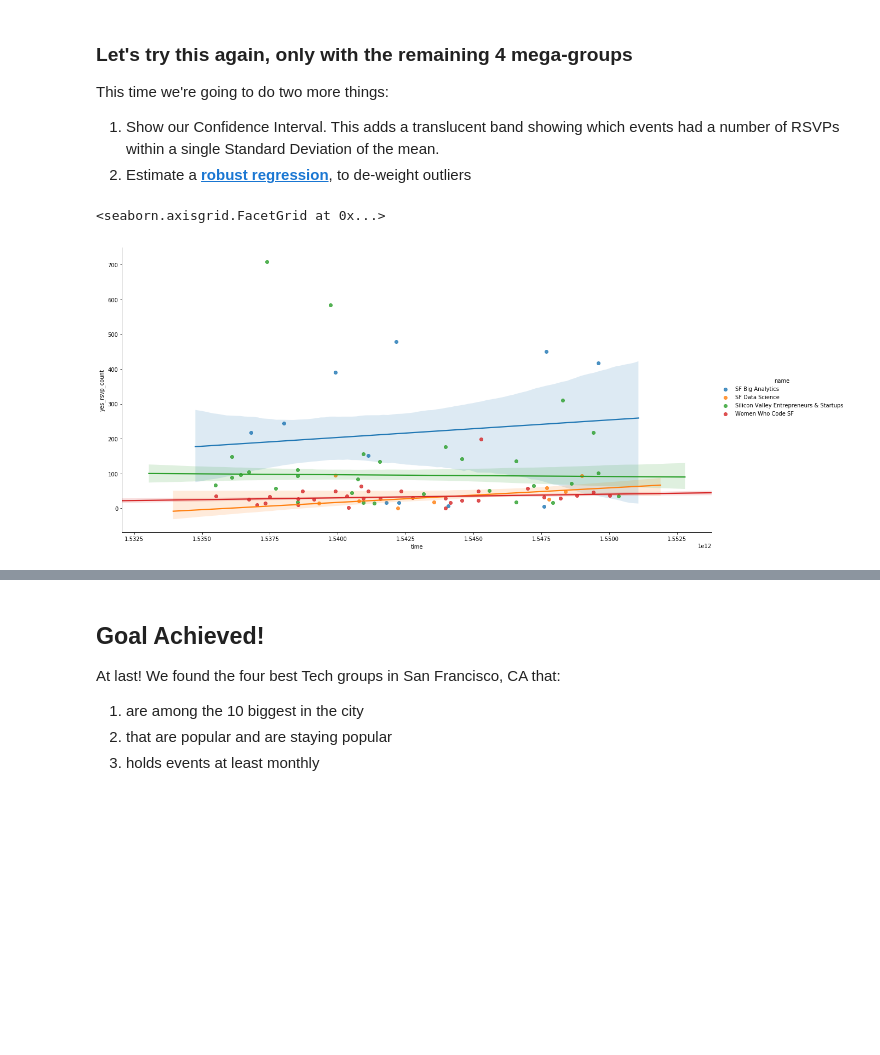
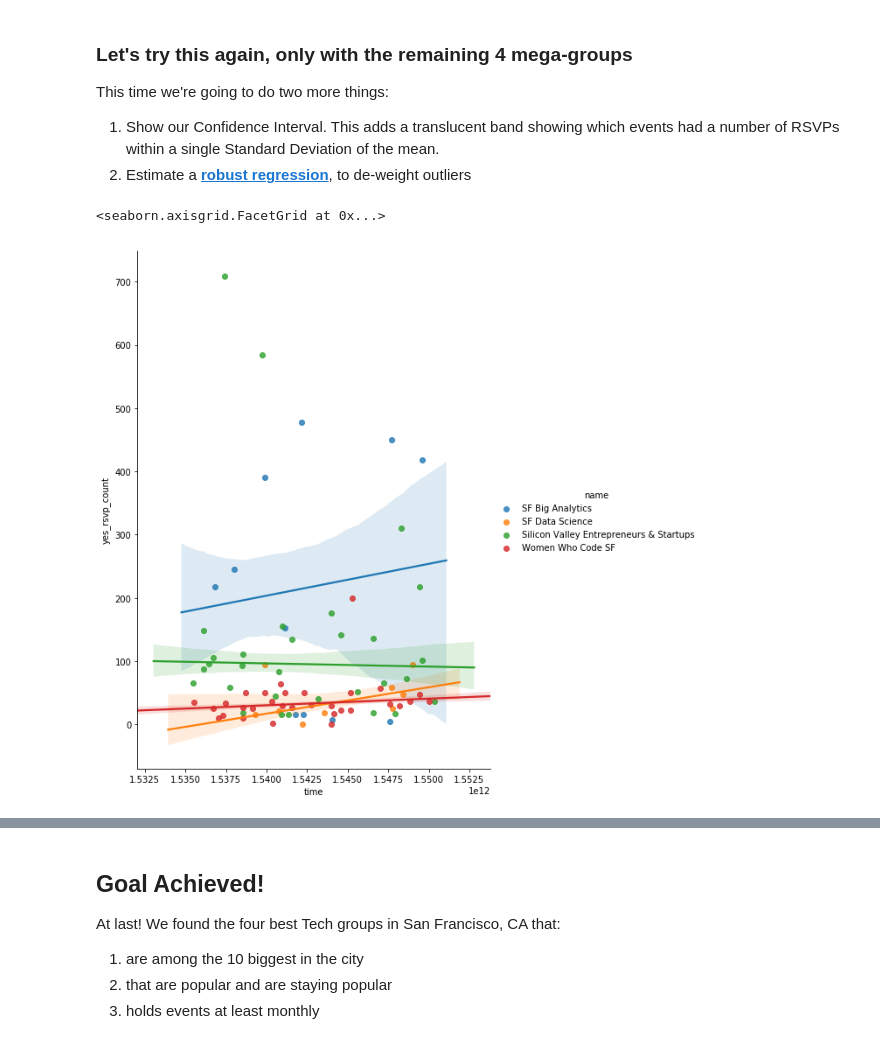
Before and after one commit to redpanda-ai/datascience_challenges, a Jupyter notebook: 01_explore_meetup_api/explore_sf_meetups.ipynb, the cells around one changed output, grey strips where cells are left out. Saved outputs shown, nothing was run; the diff lists cells and outputs as text; code cells hidden in the pictures; blank space fills up the shorter version.

```diff
--- a/01_explore_meetup_api/explore_sf_meetups.ipynb
+++ b/01_explore_meetup_api/explore_sf_meetups.ipynb
@@ -422,6 +422,7 @@ In fact...
 
 ### What are the 10 biggest tech groups in the area?
 # %%
-biggest_ten_df = all_groups_df.sort_values('members', ascending=False).head(10)
-biggest_ten_df
+biggest_ten_df = all_groups_df.sort_values('members',
+    ascending=False).head(10)
+biggest_ten_df[["name", "members"]]
 # %% [output]
@@ -702,7 +704,7 @@ event_count_df
 
 Let's remove those as well.
 # %%
-final_df = final_df[~final_df['id'].isin([7, 5, 8, 0])]
+final_df = final_df[~final_df['id'].isin([7, 8, 5, 0])]
 # %% [markdown]
 ### Let's try this again, only with the remaining 4 mega-groups
 
@@ -712,12 +714,12 @@ This time we're going to do two more things:
 # %%
 %%capture --no-display
 sb.lmplot("time", "yes_rsvp_count", data=final_df, hue="name",
-          height=8, aspect=2, order=1,
+          height=9, aspect=0.75, order=1,
           ci=68,       # 1. Confidence interval of 1 Standard Deviation
-          robust=True) # 2. estimate a robust regression, to de-weight outliers
+          robust=True) # 2. estimate robust regression, to de-weight outliers
 # %% [output]
 <seaborn.axisgrid.FacetGrid at 0x...>
-[figure, old version]
+[figure, new version]
 # %% [markdown]
 ## Looking at the for the four remaining lines, we can see that
 
```
Also changed, not shown: parts of 16 cells of this notebook.
